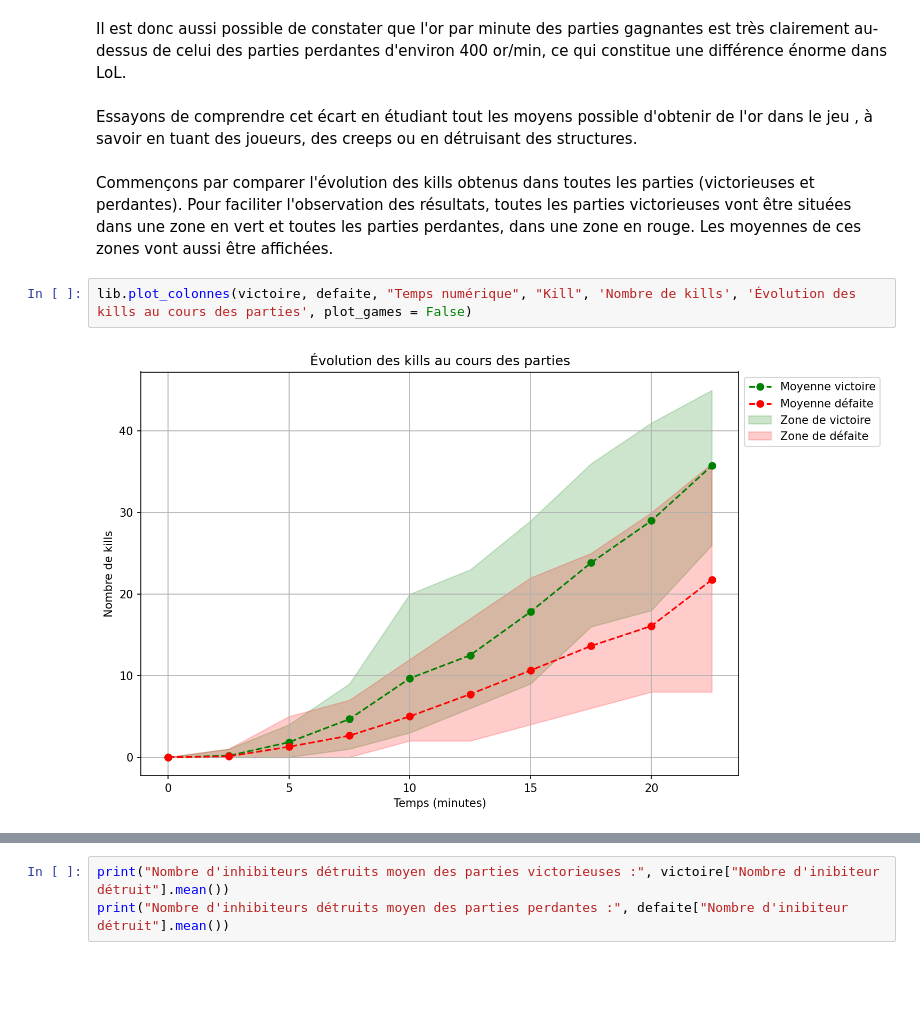
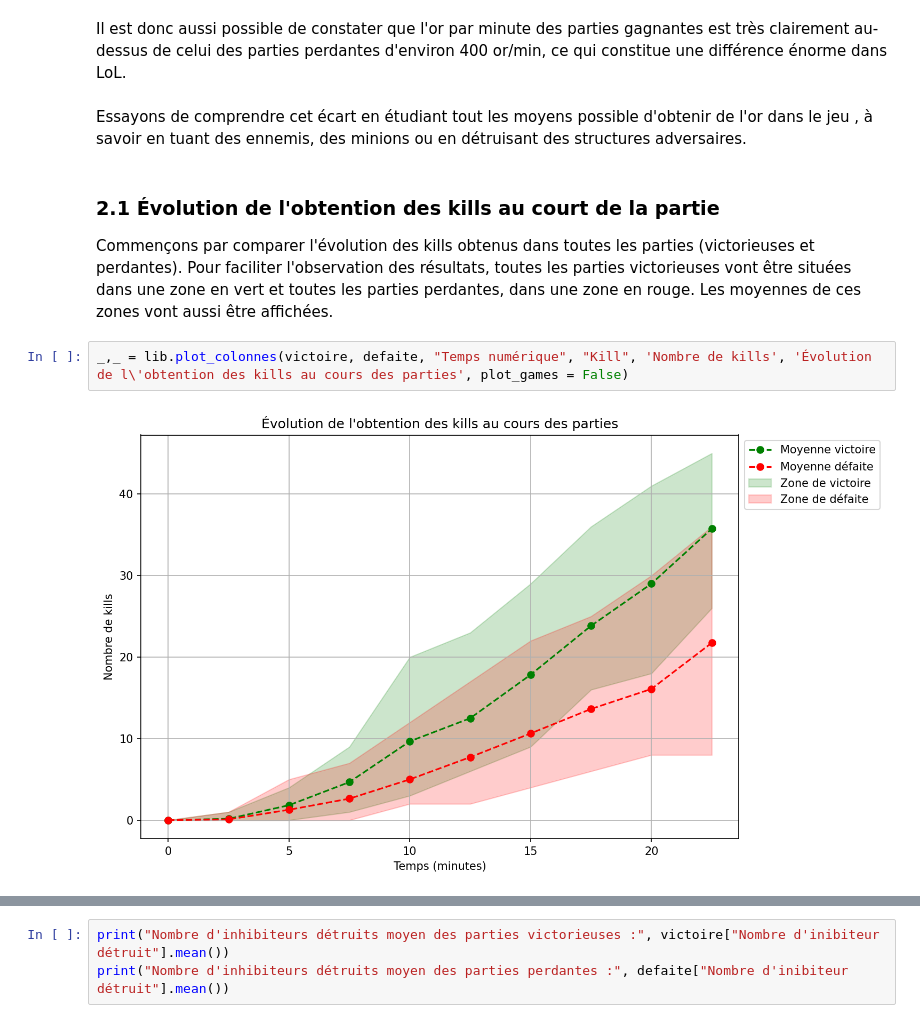
Before and after one commit to thibaut-ceci/5B1C, a Jupyter notebook: 5B1C.ipynb, the cells around one changed output, grey strips where cells are left out. Saved outputs shown, nothing was run; the diff lists cells and outputs as text; blank space fills up the shorter version.

```diff
--- a/5B1C.ipynb
+++ b/5B1C.ipynb
@@ -95,12 +107,14 @@ Ecart d'or/min moyen entre les parties victorieuses et perdantes : 390.625
 # %% [markdown]
 Il est donc aussi possible de constater que l'or par minute des parties gagnantes est très clairement au-dessus de celui des parties perdantes d'environ 400 or/min, ce qui constitue une différence énorme dans LoL.
 # %% [markdown]
-Essayons de comprendre cet écart en étudiant tout les moyens possible d'obtenir de l'or dans le jeu , à savoir en tuant des joueurs, des creeps ou en détruisant des structures.
+Essayons de comprendre cet écart en étudiant tout les moyens possible d'obtenir de l'or dans le jeu , à savoir en tuant des ennemis, des minions ou en détruisant des structures adversaires.
 # %% [markdown]
+### 2.1 Évolution de l'obtention des kills au court de la partie
+
 Commençons par comparer l'évolution des kills obtenus dans toutes les parties (victorieuses et perdantes). Pour faciliter l'observation des résultats, toutes les parties victorieuses vont être situées dans une zone en vert et toutes les parties perdantes, dans une zone en rouge. Les moyennes de ces zones vont aussi être affichées.
 # %%
-lib.plot_colonnes(victoire, defaite, "Temps numérique", "Kill", 'Nombre de kills', 'Évolution des kills au cours des parties', plot_games = False)
+_,_ = lib.plot_colonnes(victoire, defaite, "Temps numérique", "Kill", 'Nombre de kills', 'Évolution de l\'obtention des kills au cours des parties', plot_games = False)
 # %% [output]
-[figure, old version]
+[figure, new version]
 # %% [markdown]
 Plusieurs informations peuvent être extraites :
```
Also changed, not shown: parts of 26 cells of this notebook, 1 other file.
